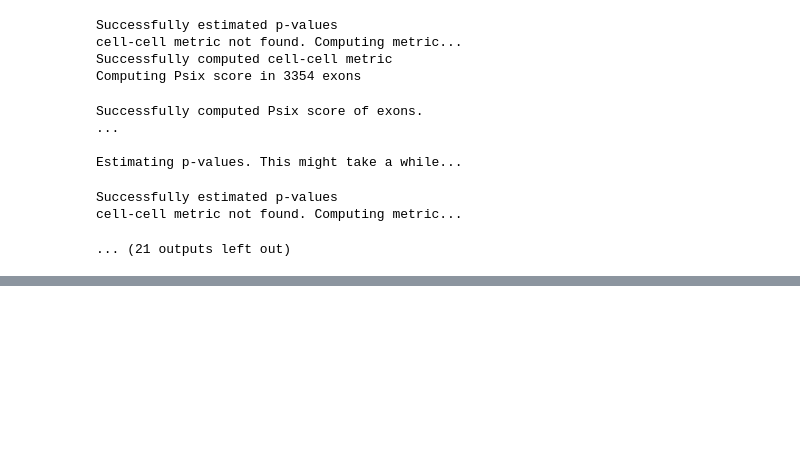
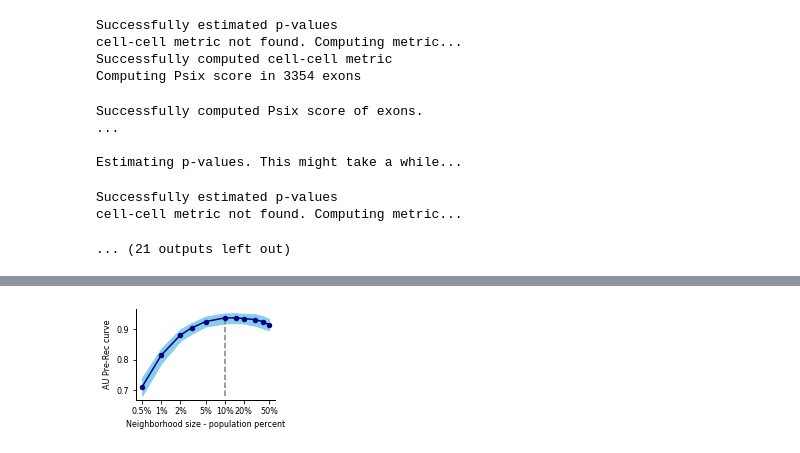
Before and after one commit to lareaulab/analysis_psix, a Jupyter notebook: simulations/simulation_analysis_three.ipynb, the cells around one changed output, grey strips where cells are left out. Drawn from its saved outputs; the diff is of its cells as text; code cells hidden in the pictures; blank space fills up the shorter version.

```diff
--- a/simulations/simulation_analysis_three.ipynb
+++ b/simulations/simulation_analysis_three.ipynb
@@ -705,0 +781,42 @@ psix_500
+# %%
+plt.rcParams["axes.edgecolor"] = "black"
+plt.rcParams["axes.linewidth"] = 1
+plt.rcParams["axes.facecolor"] = 'white'
+
+import matplotlib as mpl
+import numpy as np
+from matplotlib import pyplot as plt
+
+mpl.rcParams["mathtext.fontset"] = "stix"
+mpl.rcParams['pdf.fonttype'] = 42
+
+fig = plt.figure(figsize=(6/2.4, 4/2.4))
+ax = fig.add_subplot(111)
+
+ax.fill_between(np.log10(np.array([0.5, 1, 2, 3, 5, 10, 15, 20, 30, 40, 50])), [np.quantile(x, 0.05) for x in boxplot_list],
+                 [np.quantile(x, 0.95) for x in boxplot_list], color='skyblue')
+
+ax.plot([1, 1], [np.quantile(boxplot_list[0], 0.05), recall_list[5]], linestyle='--', c='gray')
+
+ax.scatter(np.log10(np.array([0.5, 1, 2, 3, 5, 10, 15, 20, 30, 40, 50])), recall_list, c='navy', zorder=20, s=20)
+
+ax.plot(np.log10(np.array([0.5, 1, 2, 3, 5, 10, 15, 20, 30, 40, 50])), recall_list, c='navy', zorder=20)
+
+ax.set_xticks(np.log10(np.array([0.5, 1, 2, 5, 10, 20, 50])))
+
+ax.set_xticklabels(['0.5%', '1%', '2%', '5%', '10%', '20%', '50%'], size=8)
+
+ax.set_xlabel('Neighborhood size - population percent', size=8)
+
+ax.set_yticks([0.7, 0.8, 0.9])
+ax.set_yticklabels(['0.7', '0.8', '0.9'], size=8)
+ax.set_ylabel('AU Pre-Rec curve', size=8)
+
+ax.spines["right"].set_visible(False)
+ax.spines["top"].set_visible(False)
+
+# ax.set_xlim([-0.5, 12])
+
+plt.savefig('three_lineages/sub_plots/three_lineages_kauc.png', bbox_inches='tight', res=20000, dpi =2000)
+# %% [output]
+[figure, added]
```
Also changed, not shown: parts of 8 cells of this notebook, 12 other files.
